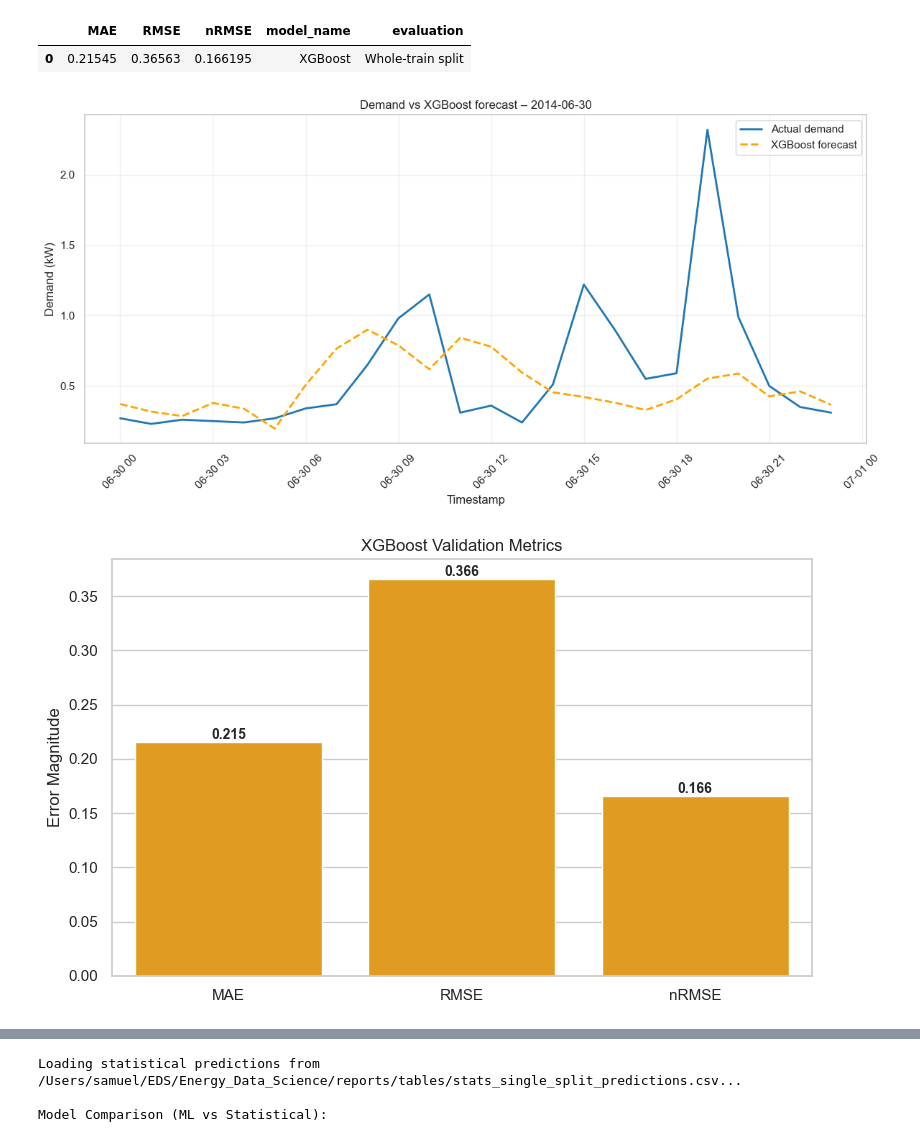
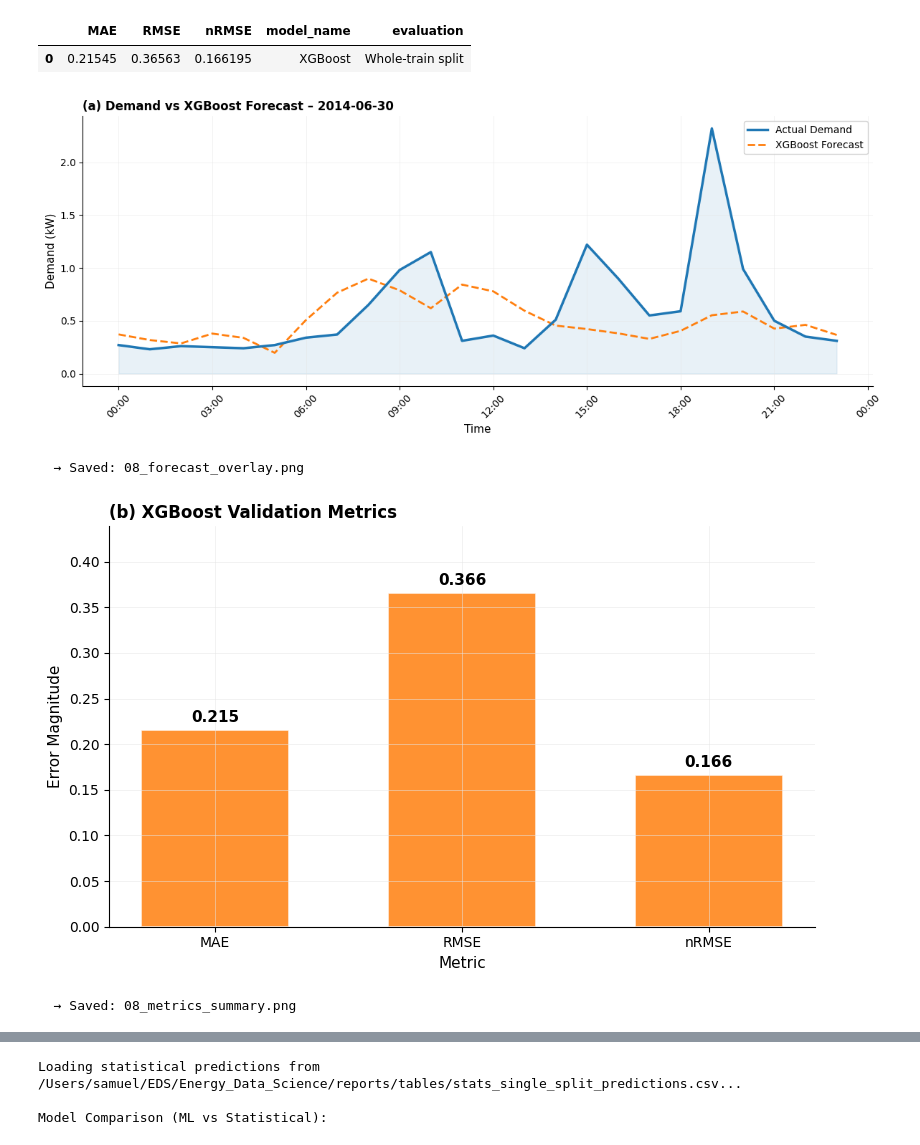
Before and after one commit to samuel29102002/Energy_Data_Science, a Jupyter notebook: notebooks/08_ml_models.ipynb, the cells around one changed output, grey strips where cells are left out. Saved outputs shown, nothing was run; the diff lists cells and outputs as text; code cells hidden in the pictures.

```diff
--- a/notebooks/08_ml_models.ipynb
+++ b/notebooks/08_ml_models.ipynb
@@ -353,35 +364,51 @@ XGBoost Performance Metrics:
 |  | MAE | RMSE | nRMSE | model_name | evaluation |
 | 0 | 0.21545 | 0.36563 | 0.166195 | XGBoost | Whole-train split |
 # %%
-# Visualize forecast vs actual for a specific day
+# =============================================================================
+# Figure 1: Forecast vs Actual Overlay - Academic Style
+# =============================================================================
 forecast_df = pd.DataFrame({"Actual": s_true, "XGBoost": s_pred})
 
-# Remove timezone info for cleaner plotting if present
 if getattr(forecast_df.index, "tz", None) is not None:
     forecast_df.index = forecast_df.index.tz_convert(None)
 
-# Select the last available day in the validation set for visualization
+# Select the last available day in the validation set
 selected_day = forecast_df.index.normalize().unique()[-1]
 day_mask = forecast_df.index.normalize() == selected_day
 day_df = forecast_df.loc[day_mask]
 
-fig, ax = plt.subplots(figsize=(12, 6))
-ax.plot(day_df.index, day_df["Actual"], label="Actual demand", color=ENERGY_COLORS["actual"], linewidth=2)
-ax.plot(day_df.index, day_df["XGBoost"], label="XGBoost forecast", color=ENERGY_COLORS["xgboost"], linewidth=2, linestyle="--")
+fig, ax = plt.subplots(figsize=(12, 5))
+fig.patch.set_facecolor('white')
 
-ax.set_title(f"Demand vs XGBoost forecast – {selected_day.date()}")
-ax.set_xlabel("Timestamp")
-ax.set_ylabel("Demand (kW)")
-ax.legend()
-ax.grid(alpha=0.3)
+# Plot actual demand
+ax.plot(day_df.index, day_df["Actual"],
+        label="Actual Demand", color=COLORS["actual"], linewidth=2.5, zorder=5)
+ax.fill_between(day_df.index, 0, day_df["Actual"], alpha=0.1, color=COLORS["actual"])
+
+# Plot XGBoost forecast
+ax.plot(day_df.index, day_df["XGBoost"],
+        label="XGBoost Forecast", color=COLORS["xgboost"], linewidth=2, linestyle="--")
+
+ax.set_title(f"(a) Demand vs XGBoost Forecast – {selected_day.date()}",
+             fontsize=12, fontweight="bold", loc="left")
+ax.set_xlabel("Time", fontweight="medium")
+ax.set_ylabel("Demand (kW)", fontweight="medium")
+ax.legend(loc="upper right", framealpha=0.9, fontsize=10)
 ax.tick_params(axis="x", rotation=45)
 
-# Save and show
+# Format x-axis
+import matplotlib.dates as mdates
+ax.xaxis.set_major_formatter(mdates.DateFormatter('%H:%M'))
+ax.xaxis.set_major_locator(mdates.HourLocator(interval=3))
+
 save_figure(fig, "08_forecast_overlay.png")
 # %% [output]
-[figure, old version]
+[figure, new version]
+  → Saved: 08_forecast_overlay.png
 # %%
-# Visualize error metrics
+# =============================================================================
+# Figure 2: XGBoost Validation Metrics - Academic Style
+# =============================================================================
 metrics_long = ml_split_metrics_df.melt(
     id_vars=["model_name", "evaluation"],
     value_vars=["MAE", "RMSE", "nRMSE"],
@@ -390,22 +417,29 @@ metrics_long = ml_split_metrics_df.melt(
 )
 
 fig, ax = plt.subplots(figsize=(8, 5))
-sns.barplot(data=metrics_long, x="Metric", y="Value", color=ENERGY_COLORS["xgboost"], ax=ax)
+fig.patch.set_facecolor('white')
 
-ax.set_title("XGBoost Validation Metrics")
-ax.set_xlabel("")
-ax.set_ylabel("Error Magnitude")
+# Create bars with consistent color
+x = np.arange(len(metrics_long))
+bars = ax.bar(metrics_long["Metric"], metrics_long["Value"],
+              color=COLORS["xgboost"], edgecolor="white", linewidth=1.2, alpha=0.85, width=0.6)
 
-# Add value labels on top of bars
-for bar in ax.patches:
-    ax.annotate(f"{bar.get_height():.3f}",
-                (bar.get_x() + bar.get_width() / 2, bar.get_height()),
-                ha="center", va="bottom", fontsize=10, fontweight='bold')
+# Add value labels on bars
+for bar in bars:
+    height = bar.get_height()
+    ax.annotate(f'{height:.3f}',
+                xy=(bar.get_x() + bar.get_width() / 2, height),
+                xytext=(0, 4), textcoords="offset points",
+                ha='center', va='bottom', fontsize=11, fontweight='bold')
 
+ax.set_title("(b) XGBoost Validation Metrics", fontsize=12, fontweight="bold", loc="left")
+ax.set_xlabel("Metric", fontweight="medium")
+ax.set_ylabel("Error Magnitude", fontweight="medium")
+ax.set_ylim(0, metrics_long["Value"].max() * 1.2)
 ax.tick_params(axis="x", rotation=0)
 
-# Save and show
 save_figure(fig, "08_metrics_summary.png")
 # %% [output]
-[figure, old version]
+[figure, new version]
+  → Saved: 08_metrics_summary.png
 # %%
```
Also changed, not shown: parts of 5 cells of this notebook, 33 other files.
